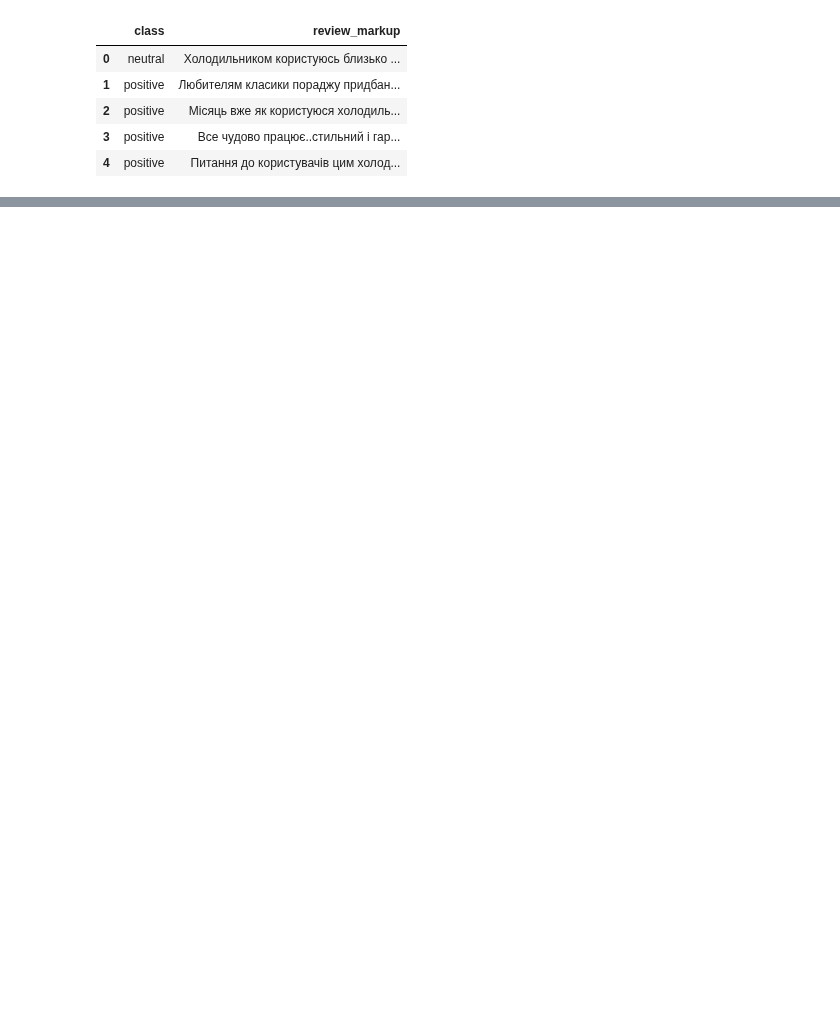
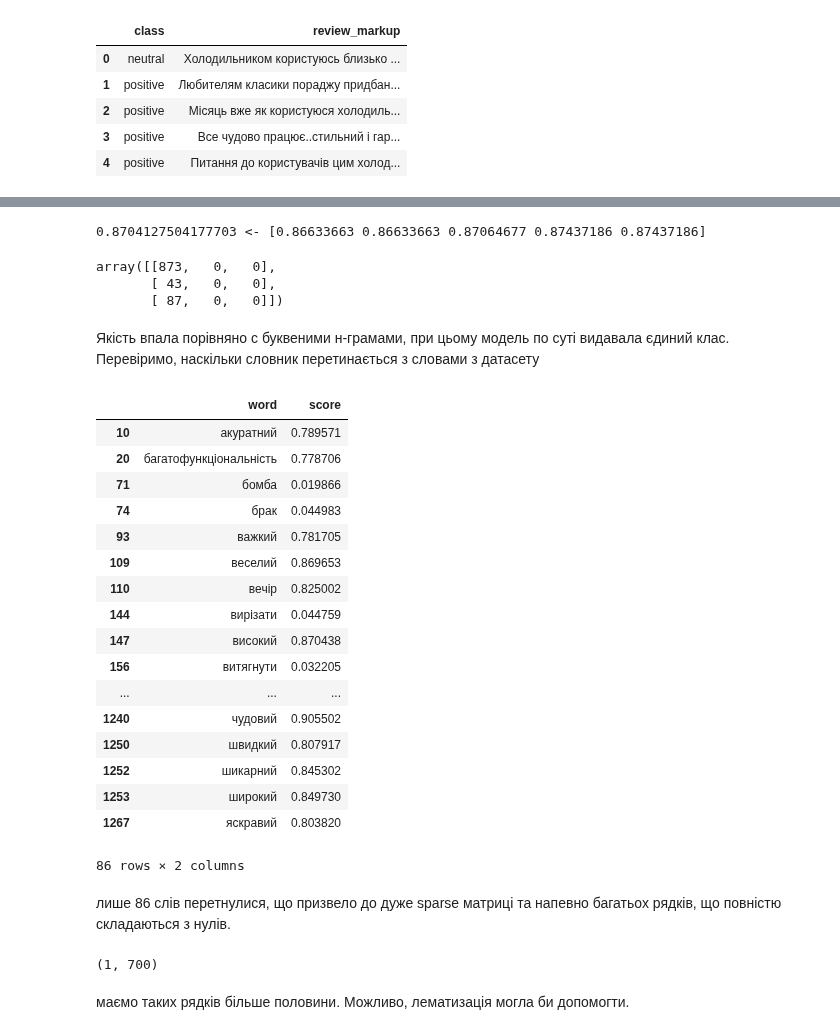
Before and after one commit to sudodoki/prj-nlp, a Jupyter notebook: students/sudodoki/05-bag-of-words/01-rozetka-sentiment/02_classification.ipynb, the cells around one changed output, grey strips where cells are left out. Saved outputs shown, nothing was run; the diff lists cells and outputs as text; code cells hidden in the pictures; blank space fills up the shorter version.

Commit message:
Update sentiment analysis & add conclusions

```diff
--- a/students/sudodoki/05-bag-of-words/01-rozetka-sentiment/02_classification.ipynb
+++ b/students/sudodoki/05-bag-of-words/01-rozetka-sentiment/02_classification.ipynb
@@ -87,0 +52,7 @@ TODO:
+# %%
+def preprocess(text):
+    return text
+text_pipe_logit = make_pipeline(
+    sktext.CountVectorizer(preprocessor=preprocess, analyzer='char', ngram_range=(1, 4)),
+    LogisticRegression(n_jobs=-1, random_state=42)
+)
@@ -87,0 +69,7 @@ TODO:
+# %%
+def preprocess(text):
+    return text
+text_pipe_logit = make_pipeline(
+    sktext.CountVectorizer(preprocessor=preprocess, analyzer='char', ngram_range=(1, 4)),
+    LogisticRegression(n_jobs=-1, class_weight='balanced', random_state=42)
+)
@@ -87,0 +86,3 @@ TODO:
+# %%
+uk_vocab = pd.read_csv('https://raw.githubusercontent.com/lang-uk/tone-dict-uk/master/tone-dict-uk-auto.tsv', names=['word', 'score'], header=None, sep='\t')
+uk_vocab.head(5)
@@ -87,0 +96,48 @@ TODO:
+# %%
+def preprocess(text):
+    return text
+text_pipe_logit = make_pipeline(
+    sktext.CountVectorizer(preprocessor=preprocess, analyzer='word', vocabulary=uk_vocab['word'].ravel()),
+    LogisticRegression(n_jobs=-1, random_state=42)
+)
+# %%
+label  = "LogReg w/ CountVectorizer on words based on sentiment vocab"
+cross_validate(label, text_pipe_logit, X_train, y_train)
+# %% [output]
+0.8704127504177703 <- [0.86633663 0.86633663 0.87064677 0.87437186 0.87437186]
+array([[873,   0,   0],
+       [ 43,   0,   0],
+       [ 87,   0,   0]])
+# %% [markdown]
+Якість впала порівняно с буквеними н-грамами, при цьому модель по суті видавала єдиний клас. Перевіримо, наскільки словник перетинається з словами з датасету
+# %%
+vocab = sktext.CountVectorizer(preprocessor=preprocess, analyzer='word', vocabulary=uk_vocab['word'].ravel())
+senti_words = vocab.transform(X_train)
+uk_vocab[(senti_words.sum(axis=0) > 0).T]
+# %% [output]
+|  | word | score |
+| 10 | акуратний | 0.789571 |
+| 20 | багатофункціональність | 0.778706 |
+| 71 | бомба | 0.019866 |
+| 74 | брак | 0.044983 |
+| 93 | важкий | 0.781705 |
+| 109 | веселий | 0.869653 |
+| 110 | вечір | 0.825002 |
+| 144 | вирізати | 0.044759 |
+| 147 | високий | 0.870438 |
+| 156 | витягнути | 0.032205 |
+| ... | ... | ... |
+| 1240 | чудовий | 0.905502 |
+| 1250 | швидкий | 0.807917 |
+| 1252 | шикарний | 0.845302 |
+| 1253 | широкий | 0.849730 |
+| 1267 | яскравий | 0.803820 |
+86 rows × 2 columns
+# %% [markdown]
+лише 86 слів перетнулися, що призвело до дуже sparse матриці та напевно багатьох рядків, що повністю складаються з нулів.
+# %%
+senti_words[senti_words.sum(axis=1) == 0].shape
+# %% [output]
+(1, 700)
+# %% [markdown]
+маємо таких рядків більше половини. Можливо, лематизація могла би допомогти.
```
Also changed, not shown: parts of 29 cells of this notebook.
